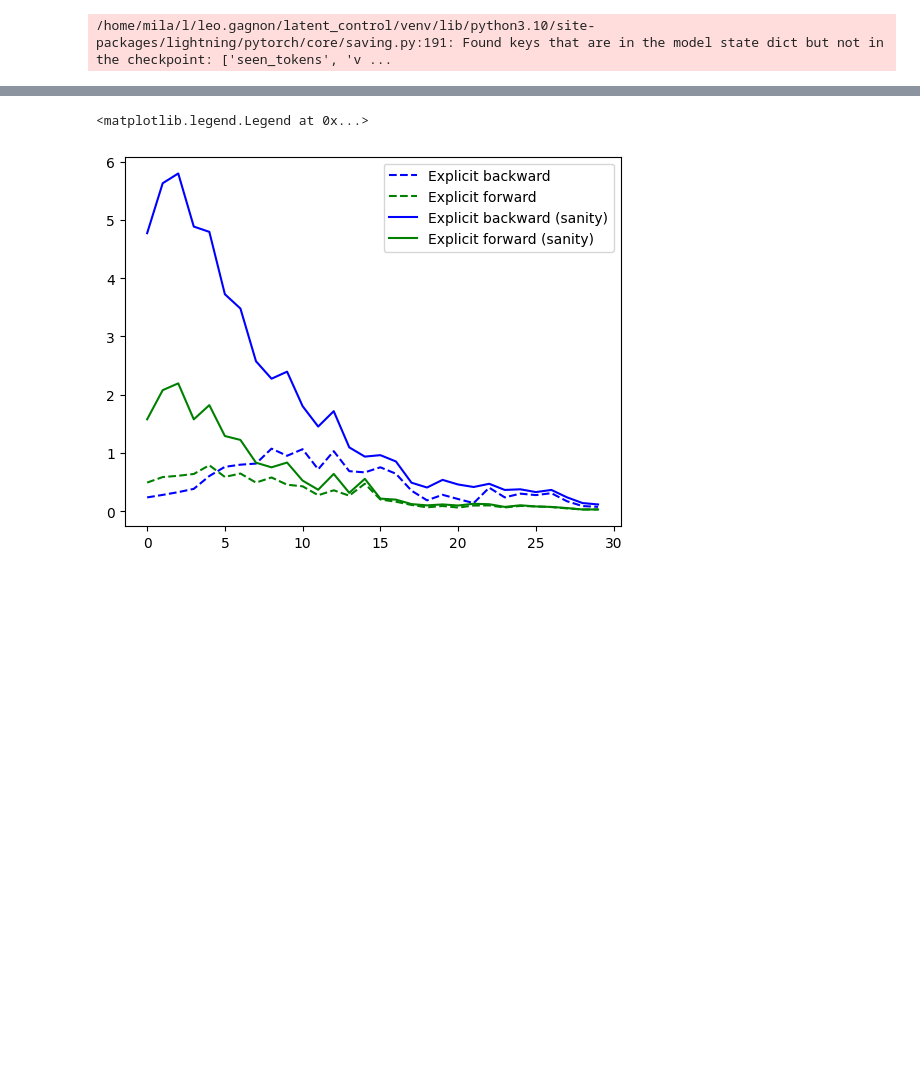
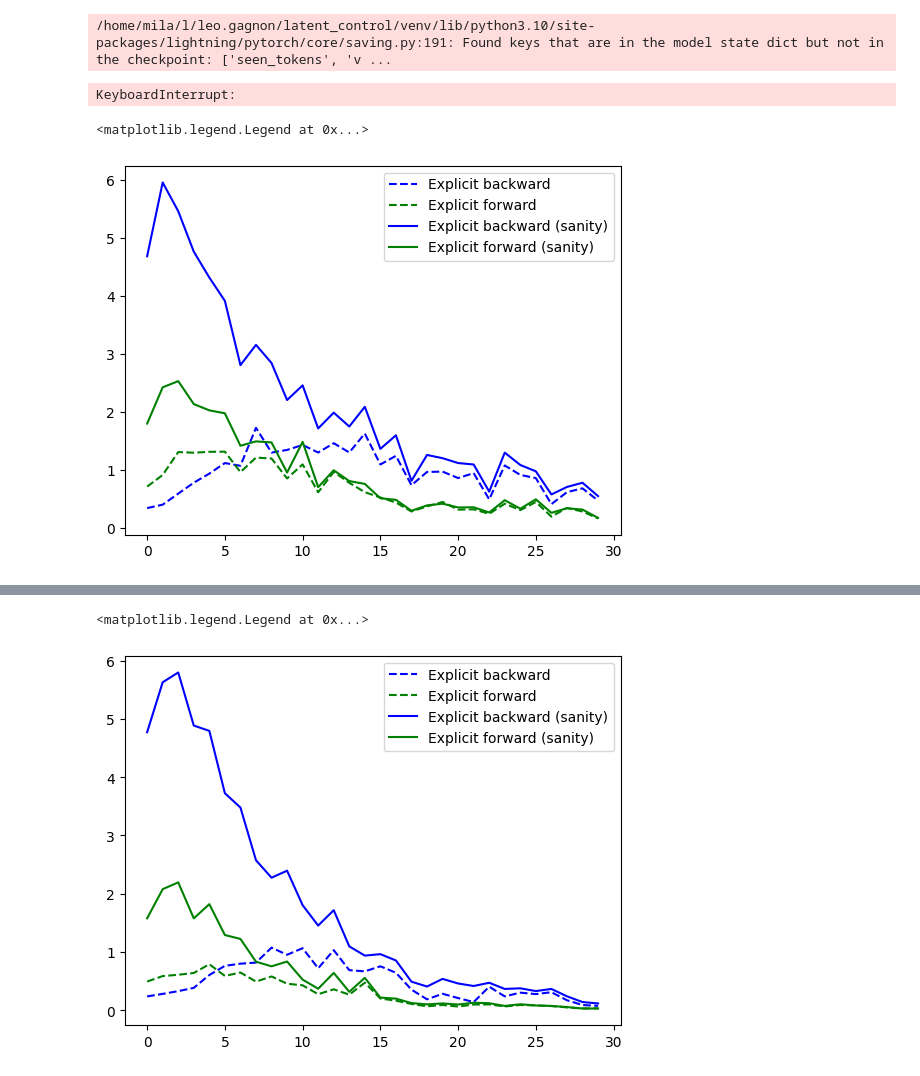
Before and after one commit to leogagnon/latent_control, a Jupyter notebook: notebooks/diffusion.ipynb, the cells around one changed output, grey strips where cells are left out. Drawn from its saved outputs; the diff is of its cells as text; code cells hidden in the pictures; blank space fills up the shorter version.

```diff
--- a/notebooks/diffusion.ipynb
+++ b/notebooks/diffusion.ipynb
@@ -157,3 +170,9 @@ HMM [0 0 0 1 0 1 1 0 0 0 0 1], #529  : 0.029368195682764053
+# %%
+dataset = task.full_data
+# %%
+N_SEQS = 50
+N_SAMPLES = 50
+MAX_LEN = 30
 # %%
 task.cfg.sampler = 'ddpm' # ddpm, dpmpp, ddim
 task.cfg.sampling_timesteps=50
@@ -213,7 +232,7 @@ for batch_id in torch.split(torch.arange(N_SEQS), 100):
             cond=repeat(cond_tokens[batch_id], "b l d -> (b n) l d", n=N_SAMPLES) if cond_tokens != None else None,
             cond_input_ids=repeat(cond_input_ids[batch_id], "b l -> (b n) l", n=N_SAMPLES) if cond_input_ids != None else None,
             cond_mask=torch.logical_not(cond_ignore_mask),
-            cls_free_guidance=2.0,
+            cls_free_guidance=1.0,
         )
         if task.cfg.normalize_latent:
             z_t = task.unnormalize_latent(z_t)
@@ -236,3 +255,5 @@ for batch_id in torch.split(torch.arange(N_SEQS), 100):
         explicit_pred[batch_id, :, torch.full_like(batch_id, fill_value=i - 1)] = (
             explicit_pred_.cpu()
         )
+# %% [output]
+KeyboardInterrupt:
@@ -238,0 +270,19 @@ for batch_id in torch.split(torch.arange(N_SEQS), 100):
+# %%
+def KLDiv(p,q):
+    return torch.sum(p * (p.log() - q.log()), -1)
+
+explicit_kl_b = KLDiv(explicit_pred.mean(1), oracle_pred)
+implicit_kl_b = KLDiv(implicit_pred, oracle_pred)
+explicit_kl_f = KLDiv(oracle_pred, explicit_pred.mean(1))
+implicit_kl_f = KLDiv(oracle_pred, implicit_pred)
+#explicit_kl_b_sanity = KLDiv(explicit_pred.mean(1), oracle_pred_)
+#explicit_kl_f_sanity = KLDiv(oracle_pred_, explicit_pred.mean(1))
+# %%
+plt.plot(explicit_kl_b.mean(0) , label='Explicit backward', color='blue',linestyle='--')
+plt.plot(explicit_kl_f.mean(0) , label='Explicit forward', color='green',linestyle='--')
+plt.plot(explicit_kl_b_sanity.mean(0) , label='Explicit backward (sanity)', color='blue')
+plt.plot(explicit_kl_f_sanity.mean(0) , label='Explicit forward (sanity)', color='green')
+plt.legend()
+# %% [output]
+<matplotlib.legend.Legend at 0x...>
+[figure, added]
```
Also changed, not shown: parts of 36 cells of this notebook, 17 other files.
